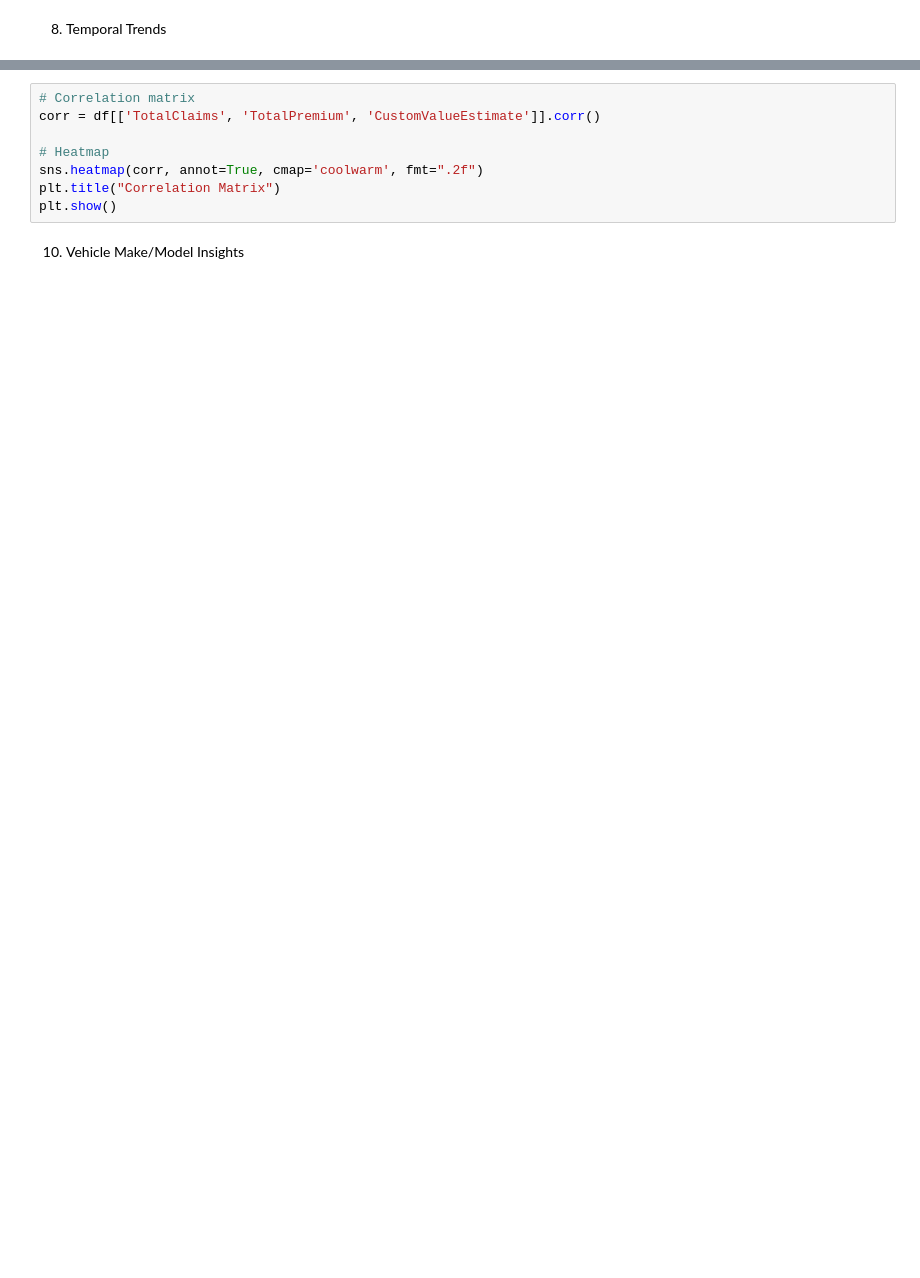
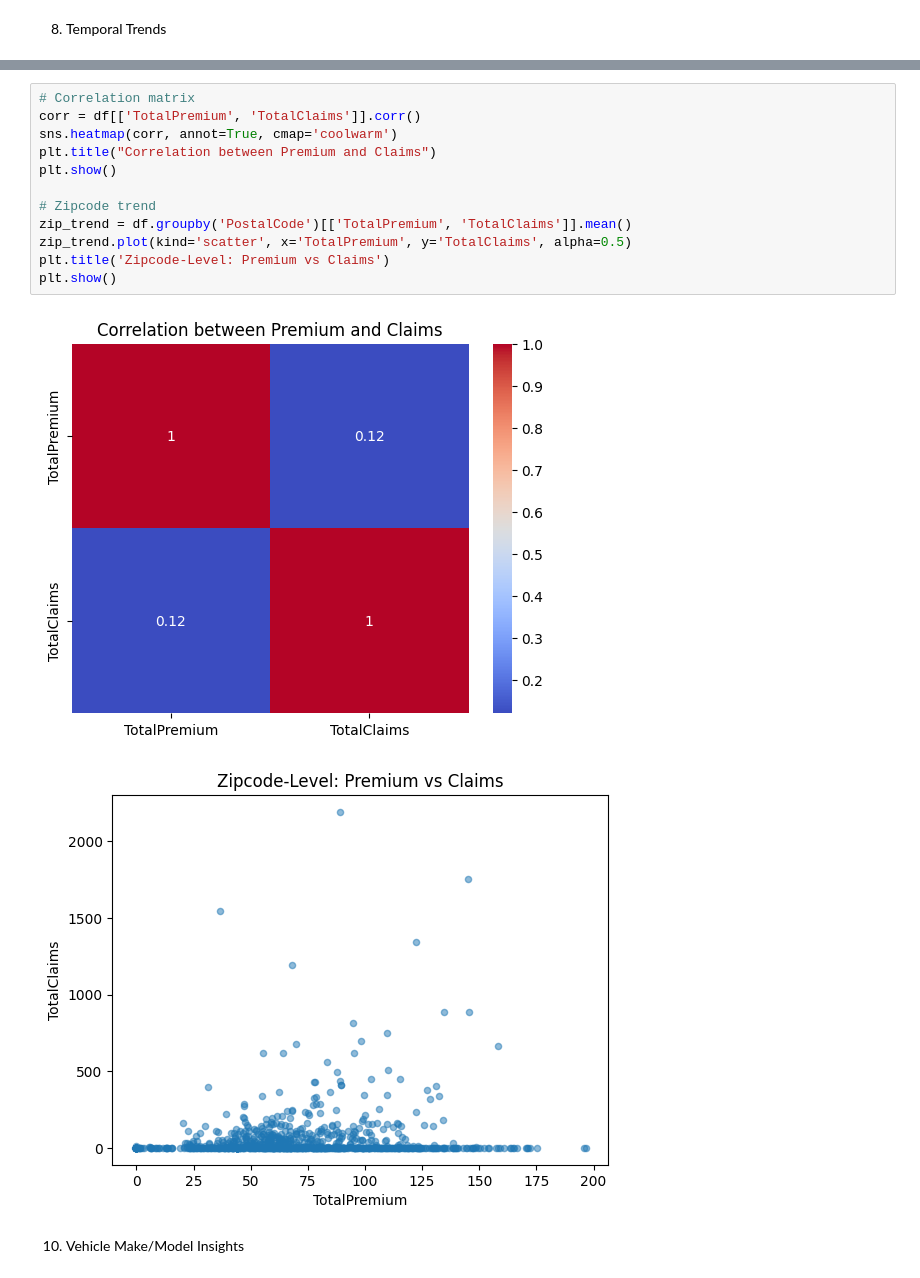
Before and after one commit to HanaTeshome721/B5W3-End-to-End-Insurance-Risk-Analytics-Predictive-Modeling, a Jupyter notebook: notebooks/data-understanding.ipynb, the cells around one changed output, grey strips where cells are left out. Drawn from its saved outputs; the diff is of its cells as text; blank space fills up the shorter version.

```diff
--- a/notebooks/data-understanding.ipynb
+++ b/notebooks/data-understanding.ipynb
@@ -120,11 +152,18 @@ plt.show()
 # %%
 # Correlation matrix
-corr = df[['TotalClaims', 'TotalPremium', 'CustomValueEstimate']].corr()
+corr = df[['TotalPremium', 'TotalClaims']].corr()
+sns.heatmap(corr, annot=True, cmap='coolwarm')
+plt.title("Correlation between Premium and Claims")
+plt.show()
 
-# Heatmap
-sns.heatmap(corr, annot=True, cmap='coolwarm', fmt=".2f")
-plt.title("Correlation Matrix")
+# Zipcode trend
+zip_trend = df.groupby('PostalCode')[['TotalPremium', 'TotalClaims']].mean()
+zip_trend.plot(kind='scatter', x='TotalPremium', y='TotalClaims', alpha=0.5)
+plt.title('Zipcode-Level: Premium vs Claims')
 plt.show()
+# %% [output]
+[figure, added]
+[figure, added]
 # %% [markdown]
 10. Vehicle Make/Model Insights
 # %%
```
Also changed, not shown: parts of 21 cells of this notebook.
